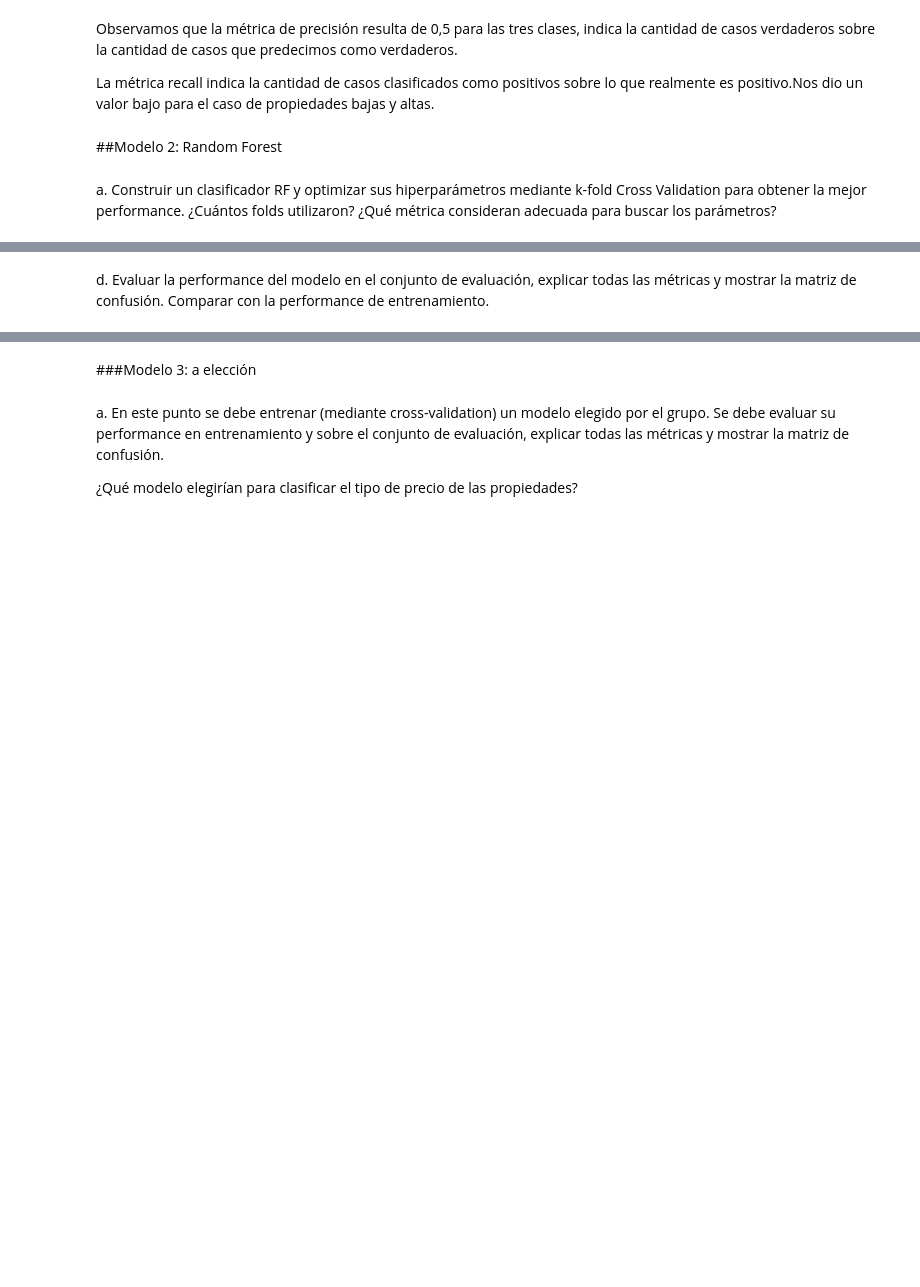
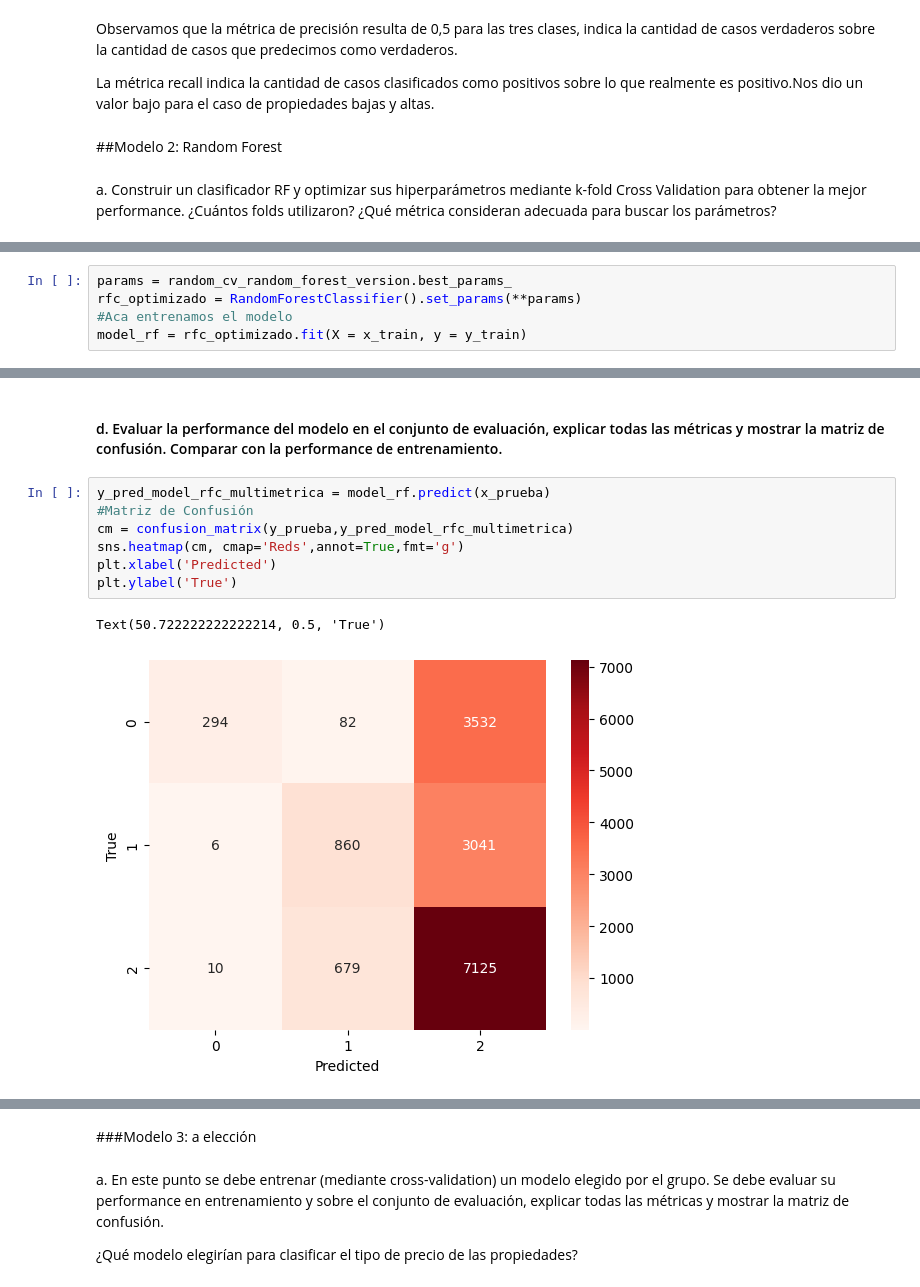
Before and after one commit to AlanRichmond/7506R-1C2024-GRUPO10, a Jupyter notebook: 7506R_TP1_GRUPO10_ENTREGA_N3.ipynb, the cells around one changed output, grey strips where cells are left out. Drawn from its saved outputs; the diff is of its cells as text; blank space fills up the shorter version.

Commit message:
se agrego Random Forest

```diff
--- a/7506R_TP1_GRUPO10_ENTREGA_N3.ipynb
+++ b/7506R_TP1_GRUPO10_ENTREGA_N3.ipynb
@@ -870,0 +949,5 @@ b. Analizar la importancia de los atributos
+# %%
+params = random_cv_random_forest_version.best_params_
+rfc_optimizado = RandomForestClassifier().set_params(**params)
+#Aca entrenamos el modelo
+model_rf = rfc_optimizado.fit(X = x_train, y = y_train)
@@ -871,2 +974,12 @@ b. Analizar la importancia de los atributos
 # %% [markdown]
-d. Evaluar la performance del modelo en el conjunto de evaluación, explicar todas las métricas y mostrar la matriz de confusión. Comparar con la performance de entrenamiento.
+#### d. Evaluar la performance del modelo en el conjunto de evaluación, explicar todas las métricas y mostrar la matriz de confusión. Comparar con la performance de entrenamiento.
+# %%
+y_pred_model_rfc_multimetrica = model_rf.predict(x_prueba)
+#Matriz de Confusión
+cm = confusion_matrix(y_prueba,y_pred_model_rfc_multimetrica)
+sns.heatmap(cm, cmap='Reds',annot=True,fmt='g')
+plt.xlabel('Predicted')
+plt.ylabel('True')
+# %% [output]
+Text(50.722222222222214, 0.5, 'True')
+[figure, added]
```
Also changed, not shown: parts of 27 cells of this notebook.
